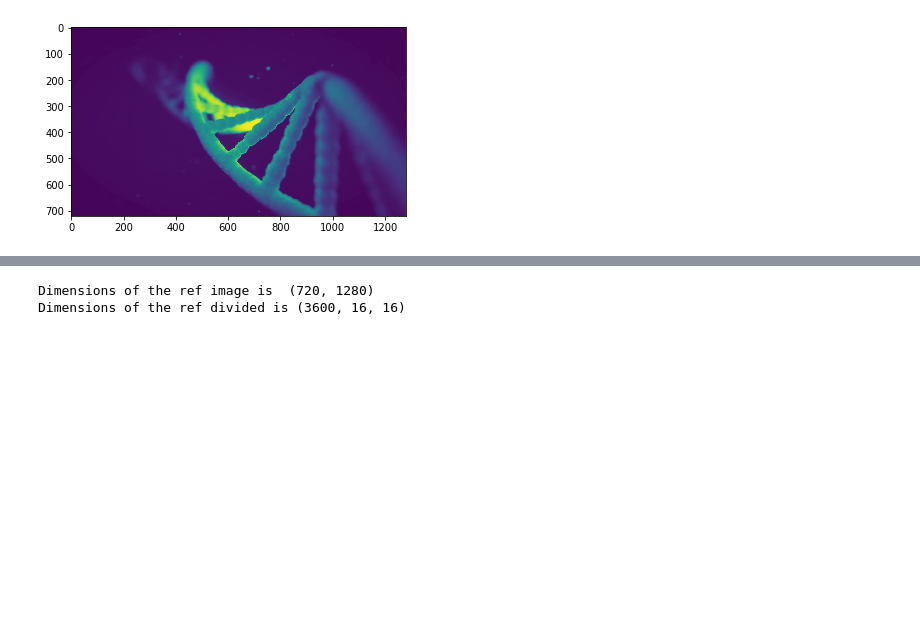
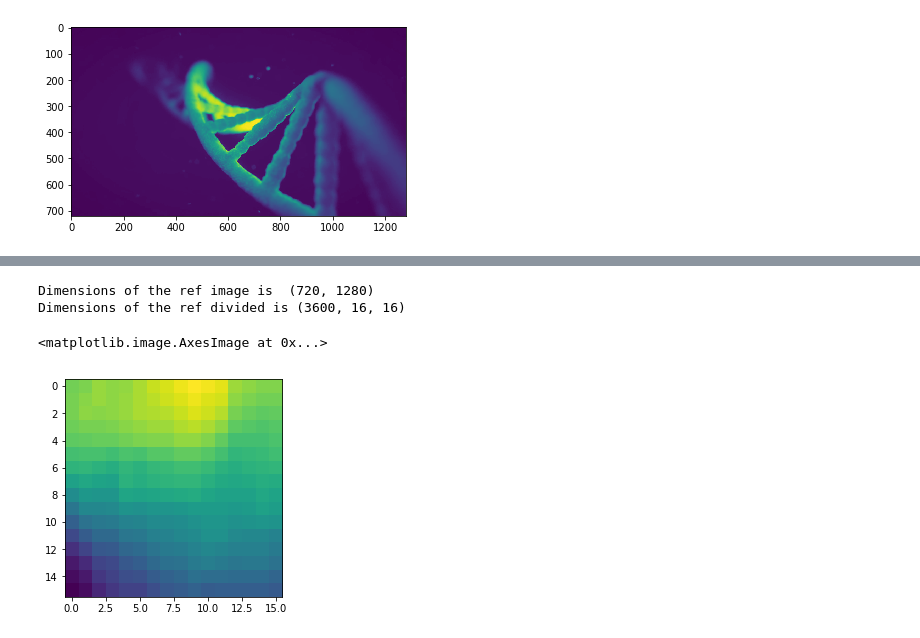
Before and after one commit to alaanousir/H.264-Video-Compression, a Jupyter notebook: Main.ipynb, the cells around one changed output, grey strips where cells are left out. Drawn from its saved outputs; the diff is of its cells as text; code cells hidden in the pictures; blank space fills up the shorter version.

```diff
--- a/Main.ipynb
+++ b/Main.ipynb
@@ -157,17 +167,20 @@ def get_reconstructed_image(divided_image, n_rows, n_cols, box_size=8):
 # %%
 import numpy as np
 
 im_blocks_ref, n_rows, n_cols = get_sub_images(reshape_image(vid_frame[100]))
 im_blocks_p, __, __ = get_sub_images(reshape_image(vid_frame[110]))
 print('Dimensions of the ref image is ', vid_frame[100].shape)
 print('Dimensions of the ref divided is', im_blocks_ref.shape)
 
 #fig, (ax1, ax2, ax3) = plt.subplots(1, 3)
 #ax1.imshow(vid_frame[100])
 #ax2.imshow(get_reconstructed_image(im_blocks_ref,n_rows,n_cols,16))
 #ax3.imshow(Image.fromarray(im_blocks_p[60*30 + 31]))
+plt.imshow(im_blocks_ref[2000])
 # %% [output]
 Dimensions of the ref image is  (720, 1280)
 Dimensions of the ref divided is (3600, 16, 16)
+<matplotlib.image.AxesImage at 0x...>
+[figure, added]
 # %%
 # 496 is the 31th block in terms of 16x16 macroblocks, and 800 is the 50th microblock
```
Also changed, not shown: parts of 6 cells of this notebook, 1 other file.
